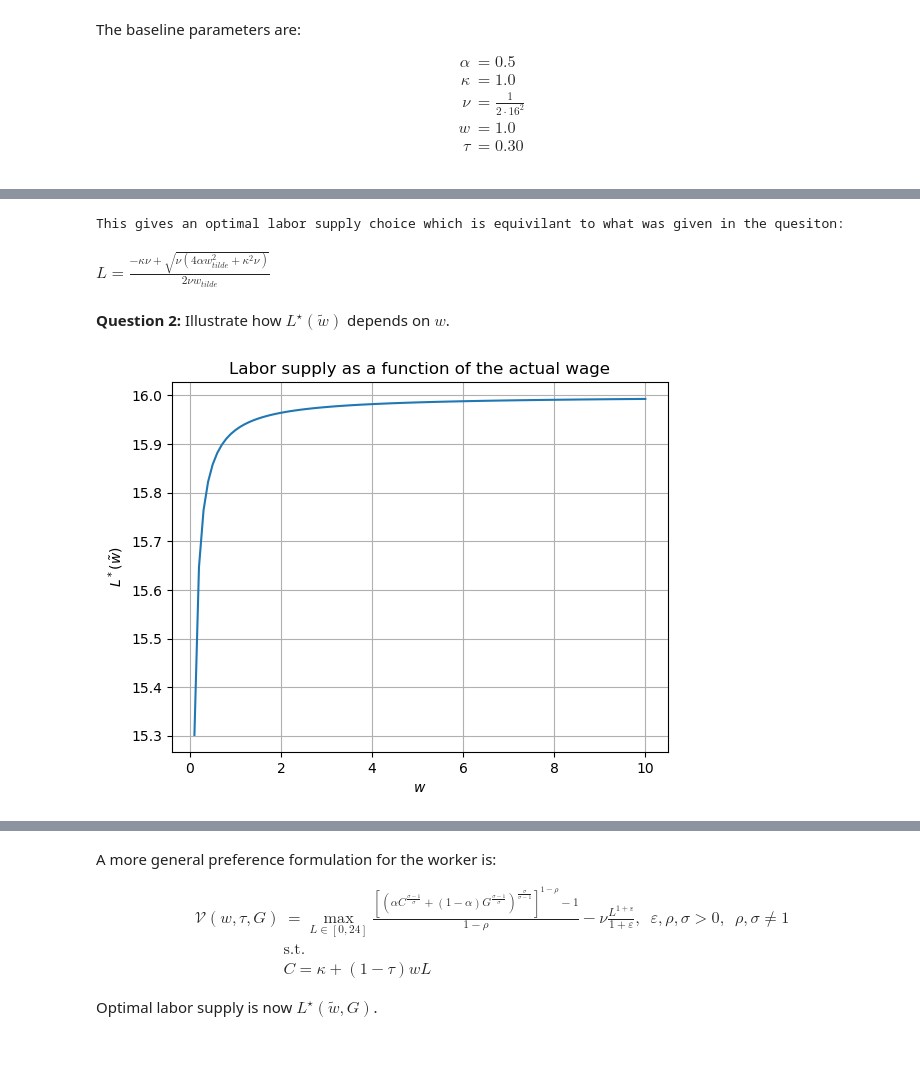
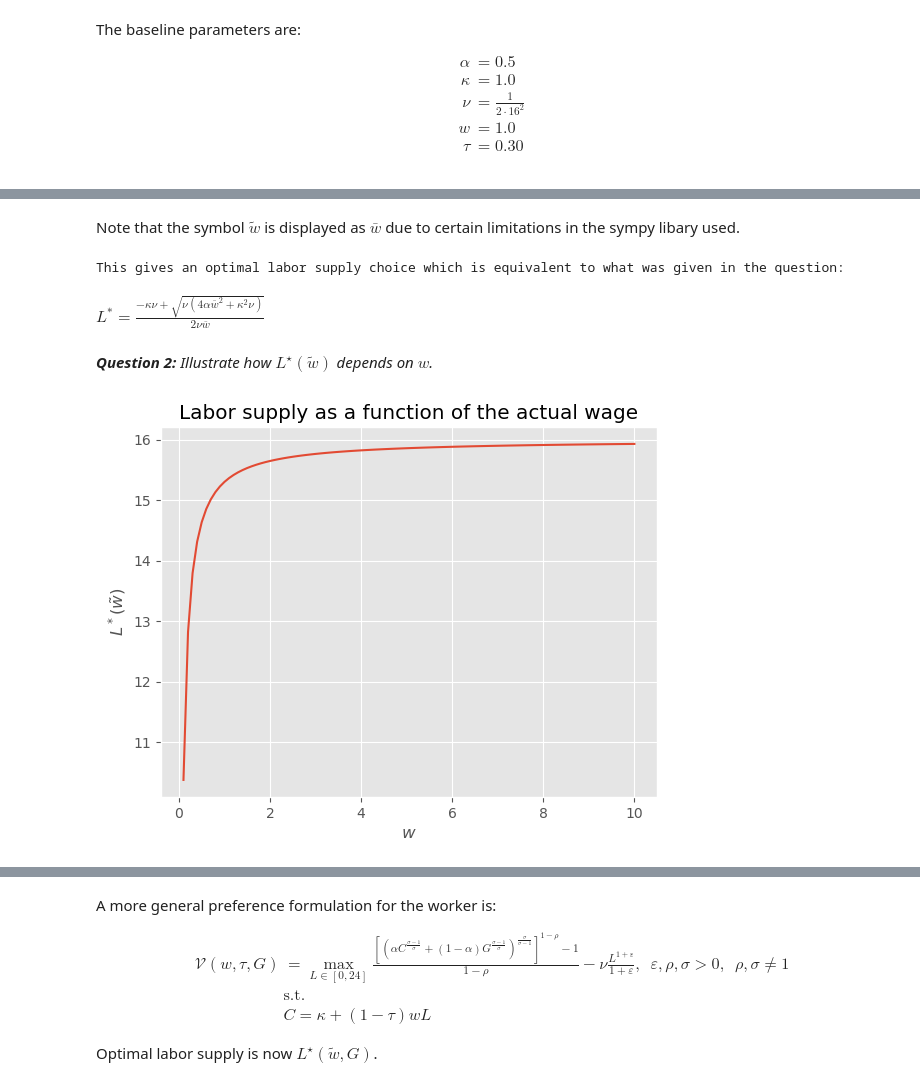
Before and after one commit to NumEconCopenhagen/projects-2023-mathias-emma, a Jupyter notebook: Exam/Question1.ipynb, the cells around one changed output, grey strips where cells are left out. Drawn from its saved outputs; the diff is of its cells as text; code cells hidden in the pictures; blank space fills up the shorter version.

```diff
--- a/Exam/Question1.ipynb
+++ b/Exam/Question1.ipynb
@@ -114,61 +69,26 @@ $\displaystyle L = \frac{- \kappa \nu + \sqrt{\nu \left(4 \alpha w_{tilde}^{2} +
-# %%
-# Define the utility function
-U = sm.ln(C**alpha * G**(1 - alpha)) - nu * L**2 / 2
-
-# Constraint
-C_sub = kappa + tilde_w * L
-C_sub
-
-# Substitute the constraint into the utility function
-U_subs_C = U.subs(C, C_sub)
-U_subs_C
-
-# Take derivative with respect to L
-U_prime = sm.diff(U_subs_C, L)
-U_prime
-
-# # Set derivative equal to zero and solve for L
-L_star = sm.solve(U_prime, L)
-
-# # Print the solution for L
-eq = sm.Eq(L, L_star[1])
-
-# # Print the solution for L
-print(f'This gives an optimal labor supply choice which is equivilant to what was given in the quesiton:')
-eq
-# %% [output]
-This gives an optimal labor supply choice which is equivilant to what was given in the quesiton:
-$\displaystyle L = \frac{- \kappa \nu + \sqrt{\nu \left(4 \alpha w_{tilde}^{2} + \kappa^{2} \nu\right)}}{2 \nu w_{tilde}}$
+# %% [markdown]
+Note that the symbol $\tilde{w}$ is displayed as $\bar{w}$ due to certain limitations in the sympy libary used.
+# %%
+# In your notebook:
+optimal_labor_eq = uf.calculate_optimal_labor_supply()
+print(f'This gives an optimal labor supply choice which is equivalent to what was given in the question:')
+optimal_labor_eq
+# %% [output]
+This gives an optimal labor supply choice which is equivalent to what was given in the question:
+$\displaystyle L^{*} = \frac{- \kappa \nu + \sqrt{\nu \left(4 \alpha \overline{w}^{2} + \kappa^{2} \nu\right)}}{2 \nu \overline{w}}$
 # %% [markdown]
-**Question 2:** Illustrate how $L^{\star}(\tilde{w})$ depends on $w$.
+***Question 2:** Illustrate how $L^{\star}(\tilde{w})$ depends on $w$.*
-# %%
-# Turning into a python function
-L_star_func = sm.lambdify(( kappa, alpha, G, nu, tilde_w), L_star[1])
-
-# Calculate the optimal labor supply for different values of tilde_w
-func = lambda x: L_star_func(kappa_val, alpha_val, G_val, nu_val, x)
-
-# List of wages
-w_list = np.linspace(0.1, 10, 100)
-
-# Tilde for given wages
-tilde_w_list = (1 - tau_val) * w_list
-
-#Lstar for given tilde wages
-L_star_val = func(tilde_w_list)
-
-
-# Plotting the relationg between tilde_w and L
-fig = plt.figure()
-ax = fig.add_subplot(1,1,1)
-ax.plot(tilde_w_values, L_star_val)
-ax.set_xlabel(r'$w$')
-ax.set_ylabel(r'$L^*(\tilde{w})$')
-ax.set_title('Labor supply as a function of the actual wage')
-ax.grid(True)
-plt.show()
-# %% [output]
-[figure, removed]
+# %%
+# 1. turning into a python function
+L_star_func = calculate_optimal_labor_supply_func_2(optimal_labor_eq)
+
+# 2. unpacking parameters
+par = uf.par
+
+# plotting
+uf.plot_labor_supply(L_star_func, par)
+# %% [output]
+[figure, added]
 # %% [markdown]
 
 We now consider a government, who chooses $\tau$ and spend all of the taxes on government consumption so:
```
Also changed, not shown: parts of 15 cells of this notebook, 1 other file.
